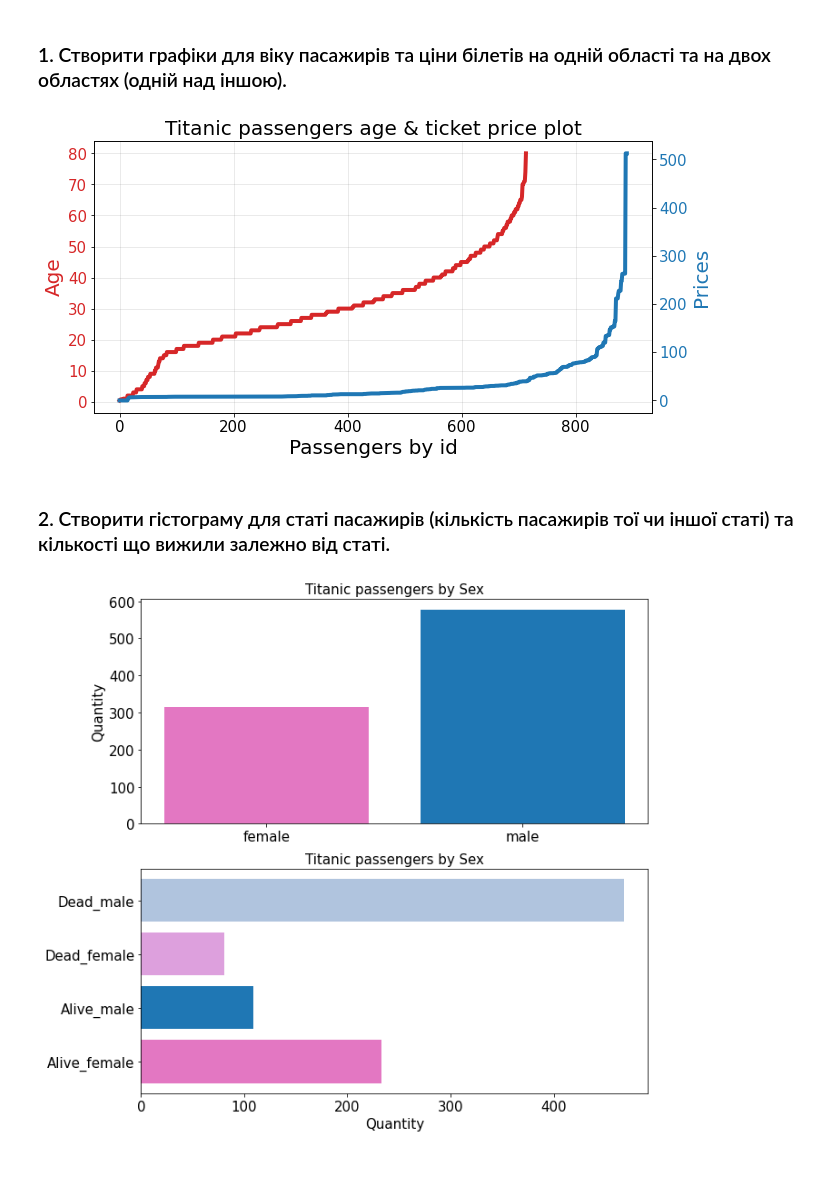
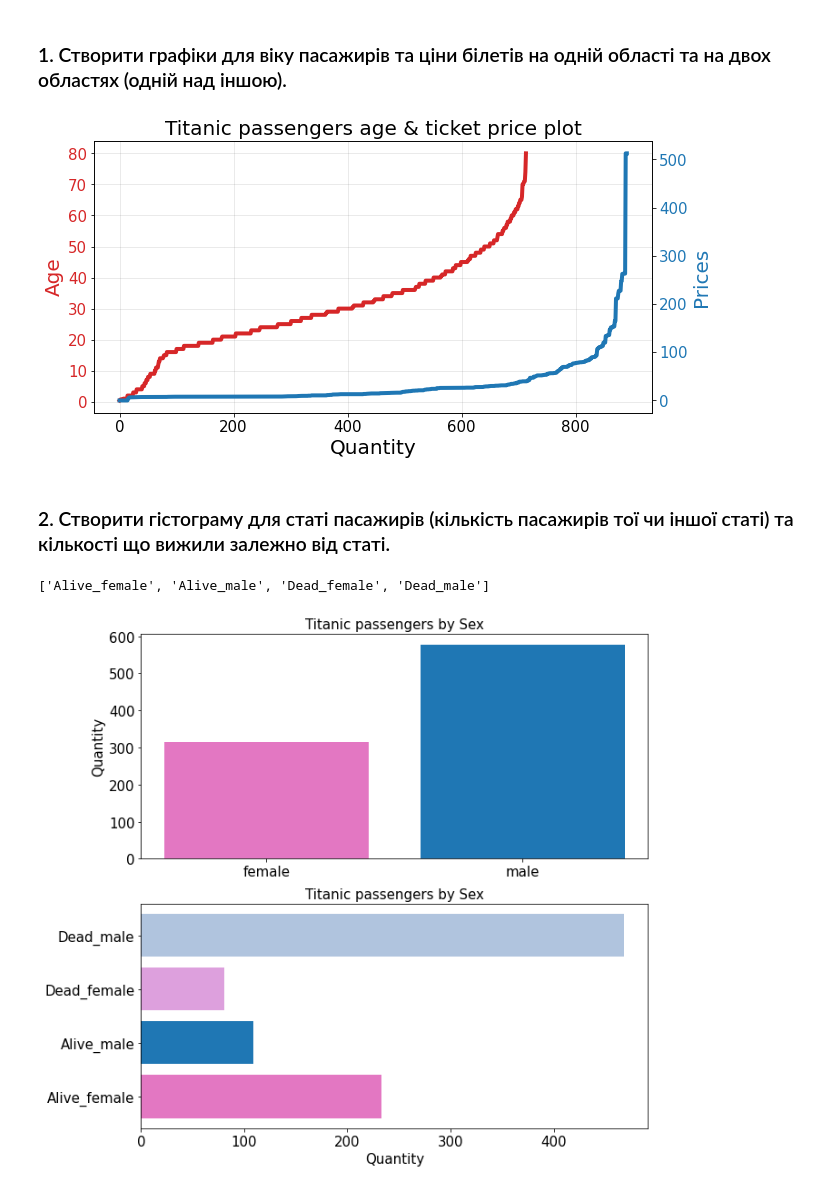
Before and after one commit to Acidinface/ds-learning_hw, a Jupyter notebook: Kapitonov_Oleksandr_homework_6.ipynb, the cells around one changed output. Drawn from its saved outputs; the diff is of its cells as text; code cells hidden in the pictures.

```diff
--- a/Kapitonov_Oleksandr_homework_6.ipynb
+++ b/Kapitonov_Oleksandr_homework_6.ipynb
@@ -23,28 +23,28 @@ titanic_df.head()
 # %%
 fig, ax1 = plt.subplots()
 
 color='tab:red'
 
 ax1.grid(alpha=0.2, color='grey')
 
 ax1.set_title('Titanic passengers age & ticket price plot', fontsize=20)
 ax1.plot(titanic_df.index, titanic_df['Age'].sort_values(), color=color, linewidth=4)
 ax1.set_ylabel('Age', fontsize=20, color=color)
-ax1.set_xlabel('Passengers by id', fontsize=20)
+ax1.set_xlabel('Quantity', fontsize=20)
 ax1.tick_params(axis='y', labelsize=15, labelcolor=color)
 ax1.tick_params(axis='x', labelsize=15)
 
 ax2 = ax1.twinx()
 
 color='tab:blue'
 
 ax2.plot(titanic_df.index, titanic_df['Fare'].sort_values(), color=color, linewidth=4)
 ax2.tick_params(axis='y', labelsize=15, labelcolor=color)
 ax2.set_ylabel('Prices', fontsize=20, color=color)
 
 plt.show()
 # %% [output]
-[figure, old version]
+[figure, new version]
 # %% [markdown]
 ### 2. Створити гістограму для статі пасажирів (кількість пасажирів тої чи іншої статі) та кількості що вижили залежно від статі.
 # %%
@@ -55,6 +55,9 @@ mask2 = dict(titanic_df.groupby(by=['Status', 'Sex']).count()['PassengerId'])
 # %%
 mask2k = ['_'.join(w) for w in mask2.keys()]
 mask2v = mask2.values()
+mask2k
+# %% [output]
+['Alive_female', 'Alive_male', 'Dead_female', 'Dead_male']
 # %%
 fig, axes = plt.subplots(2,1, figsize=(10,10))
 
```
Also changed, not shown: parts of 4 cells of this notebook.
